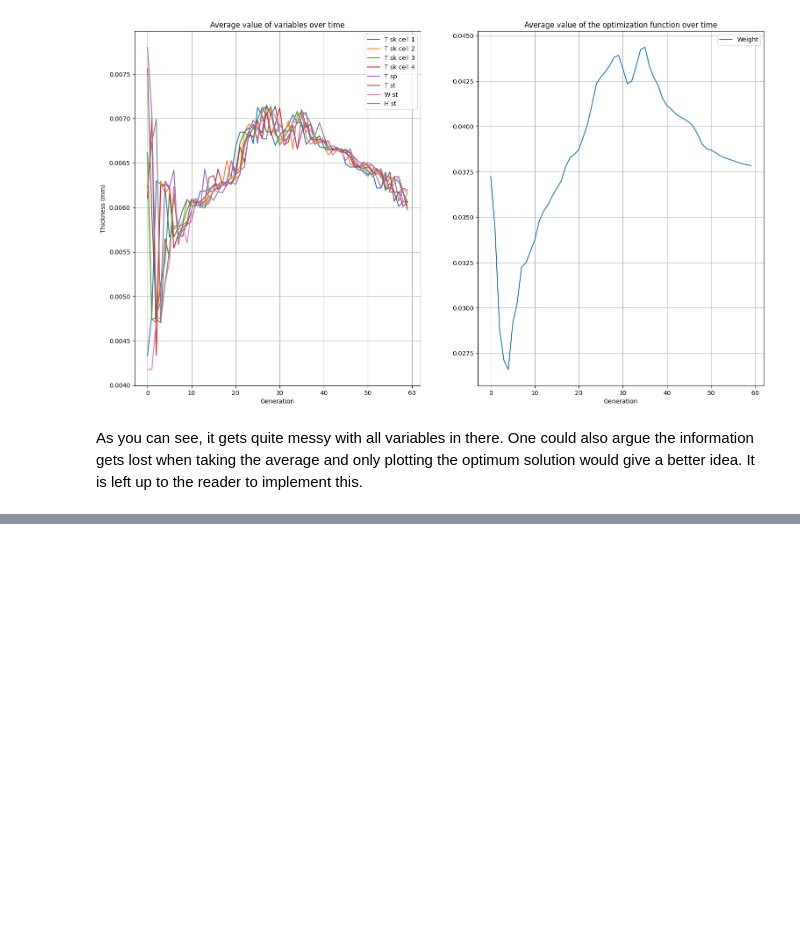
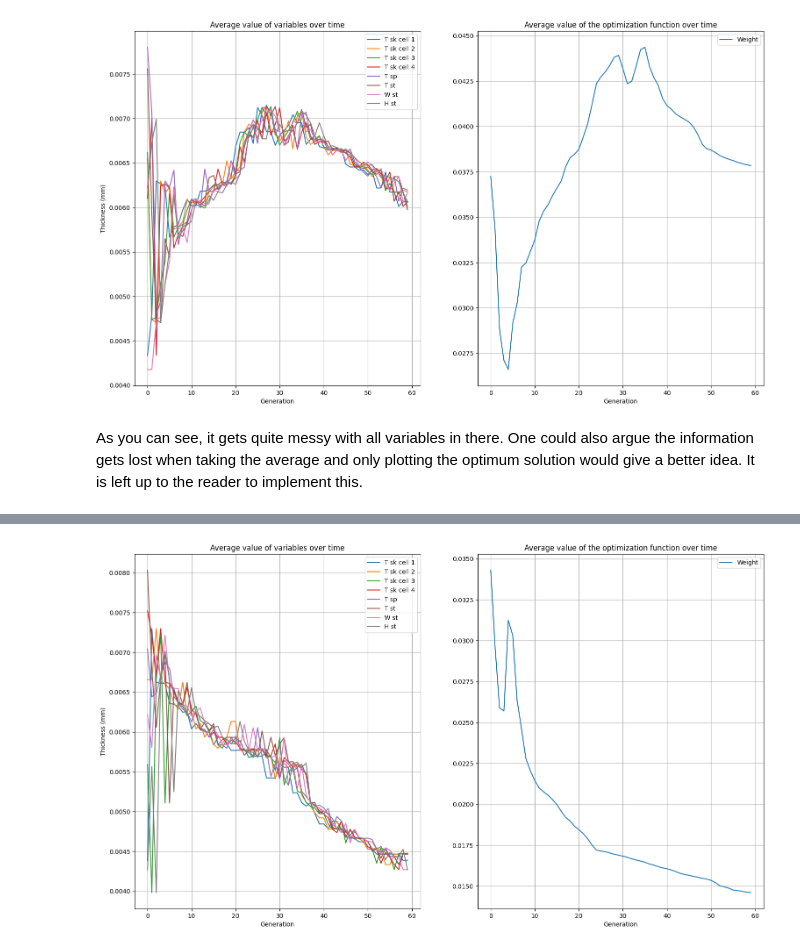
Before and after one commit to saullocastro/tuduam, a Jupyter notebook: doc/source/notebooks/structural_optimization.ipynb, the cells around one changed output, grey strips where cells are left out. Saved outputs shown, nothing was run; the diff lists cells and outputs as text; code cells hidden in the pictures; blank space fills up the shorter version.

Commit message:
DOC: Structrual optimization notebook finished

```diff
--- a/doc/source/notebooks/structural_optimization.ipynb
+++ b/doc/source/notebooks/structural_optimization.ipynb
@@ -327,0 +432,12 @@ This repository does **not** implememt an optimization of the spanwise rib distr
+# %%
+import numpy as np
+
+
+span = 5.5
+S = 16.2
+n_sec = 8
+chord = S/span
+slicer = np.linspace(0,1, n_sec)**1.6
+rib_loc = slicer*span
+
+print(rib_loc)
@@ -327,0 +513,48 @@ This repository does **not** implememt an optimization of the spanwise rib distr
+# %%
+from pymoo.core.result import Result
+
+
+def plot_history(res: Result):
+  pop_lst = [gen.pop for gen in res.history]
+  t_sk_cell1_lst = [np.average(pop.get("X")[:][0]) for pop in pop_lst]
+  t_sk_cell2_lst = [np.average(pop.get("X")[:][1]) for pop in pop_lst]
+  t_sk_cell3_lst = [np.average(pop.get("X")[:][2]) for pop in pop_lst]
+  t_sk_cell4_lst = [np.average(pop.get("X")[:][3]) for pop in pop_lst]
+  t_sp_lst = [np.average(pop.get("X")[:][4]) for pop in pop_lst]
+  t_st_lst = [np.average(pop.get("X")[:][5]) for pop in pop_lst]
+  w_st_lst = [np.average(pop.get("X")[:][6]) for pop in pop_lst]
+  h_st__lst = [np.average(pop.get("X")[:][7]) for pop in pop_lst]
+
+  f_lst = [np.average(pop.get("F")) for pop in pop_lst]
+
+  fig, (ax1, ax2) = plt.subplots(1, 2)
+  fig.set_size_inches(18.5, 10.5)
+
+  ax1.plot(t_sk_cell1_lst, label="T sk cell 1")
+  ax1.plot(t_sk_cell2_lst, label="T sk cell 2")
+  ax1.plot(t_sk_cell3_lst, label="T sk cell 3")
+  ax1.plot(t_sk_cell4_lst, label="T sk cell 4")
+  ax1.plot(t_sp_lst, label="T sp")
+  ax1.plot(t_st_lst, label="T st")
+  ax1.plot(w_st_lst, label="W st")
+  ax1.plot(h_st__lst, label="H st")
+
+  ax2.plot(f_lst, label="Weight")
+
+  ax1.set_title("Average value of variables over time")
+  ax2.set_title("Average value of the optimization function over time")
+
+
+  ax1.set_xlabel("Generation")
+  ax2.set_xlabel("Generation")
+  ax1.set_ylabel("Thickness (mm)")
+  ax1.legend()
+  ax2.legend()
+  ax1.grid()
+  ax2.grid()
+
+  plt.show()
+
+plot_history(res_lst[3])
+# %% [output]
+[figure, added]
```
Also changed, not shown: parts of 11 cells of this notebook, 2 other files.
